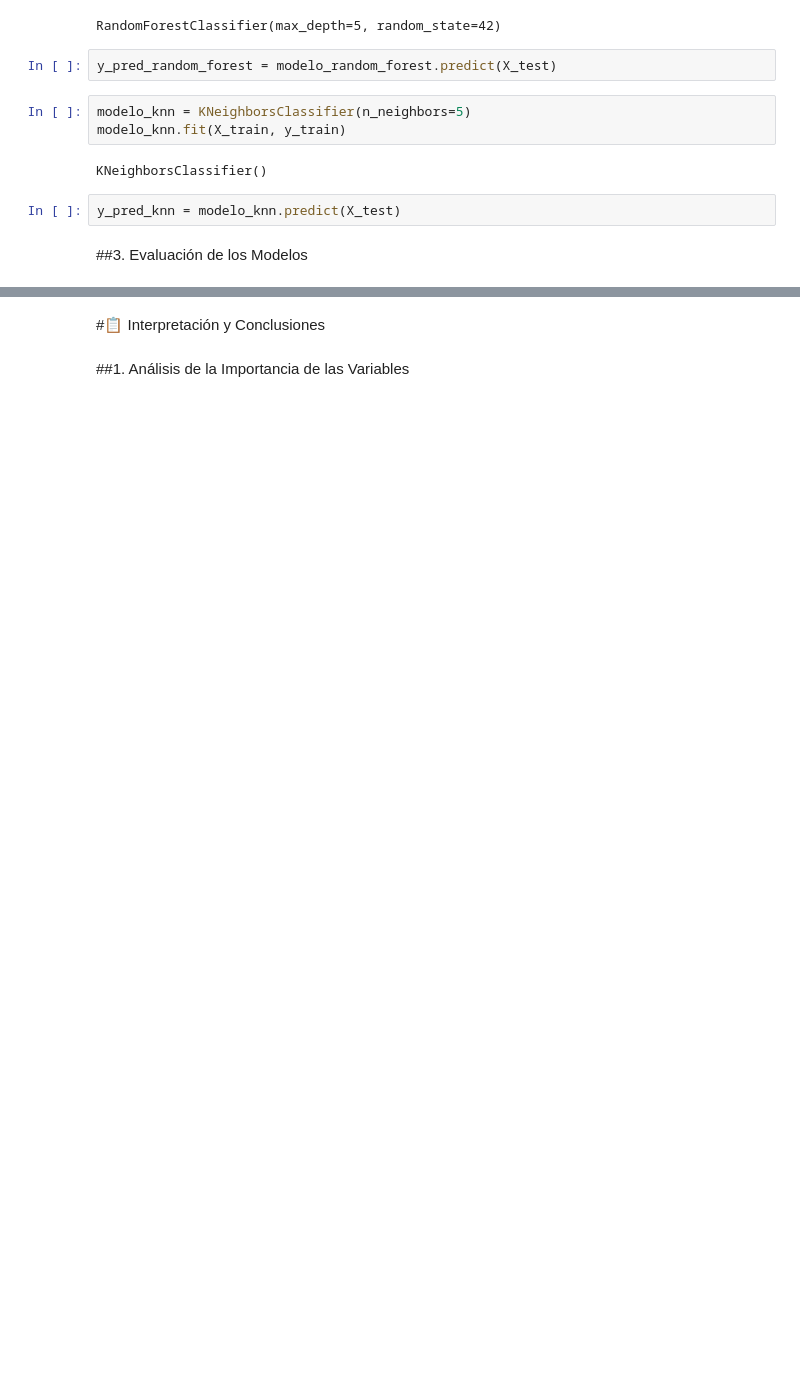
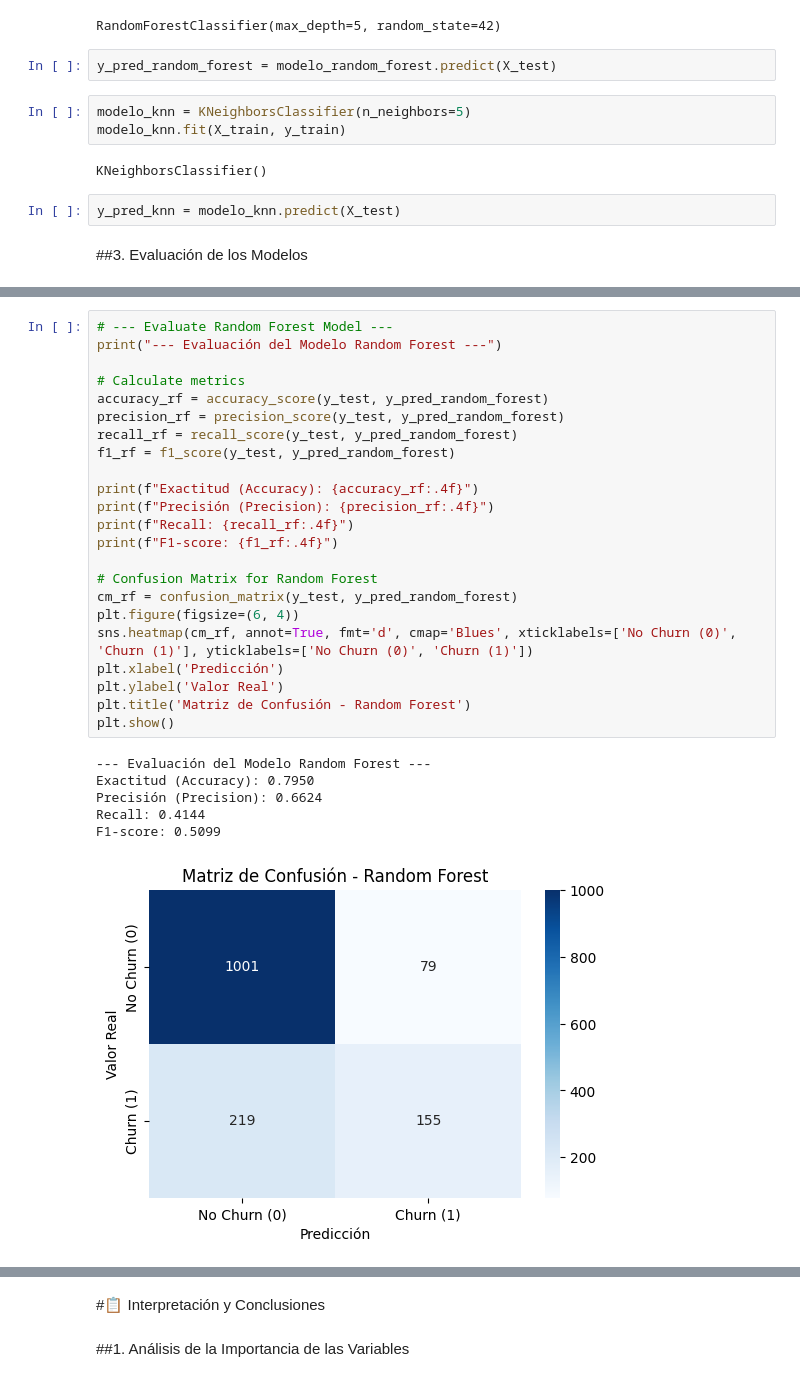
Before and after one commit to pablocelva/challenge-telecom-x-parte-2, a Jupyter notebook: TelecomX_LATAM_parte_2.ipynb, the cells around one changed output, grey strips where cells are left out. Saved outputs shown, nothing was run; the diff lists cells and outputs as text; blank space fills up the shorter version.

```diff
--- a/TelecomX_LATAM_parte_2.ipynb
+++ b/TelecomX_LATAM_parte_2.ipynb
@@ -403,0 +439,30 @@ y_pred_knn = modelo_knn.predict(X_test)
+# %%
+# --- Evaluate Random Forest Model ---
+print("--- Evaluación del Modelo Random Forest ---")
+
+# Calculate metrics
+accuracy_rf = accuracy_score(y_test, y_pred_random_forest)
+precision_rf = precision_score(y_test, y_pred_random_forest)
+recall_rf = recall_score(y_test, y_pred_random_forest)
+f1_rf = f1_score(y_test, y_pred_random_forest)
+
+print(f"Exactitud (Accuracy): {accuracy_rf:.4f}")
+print(f"Precisión (Precision): {precision_rf:.4f}")
+print(f"Recall: {recall_rf:.4f}")
+print(f"F1-score: {f1_rf:.4f}")
+
+# Confusion Matrix for Random Forest
+cm_rf = confusion_matrix(y_test, y_pred_random_forest)
+plt.figure(figsize=(6, 4))
+sns.heatmap(cm_rf, annot=True, fmt='d', cmap='Blues', xticklabels=['No Churn (0)', 'Churn (1)'], yticklabels=['No Churn (0)', 'Churn (1)'])
+plt.xlabel('Predicción')
+plt.ylabel('Valor Real')
+plt.title('Matriz de Confusión - Random Forest')
+plt.show()
+# %% [output]
+--- Evaluación del Modelo Random Forest ---
+Exactitud (Accuracy): 0.7950
+Precisión (Precision): 0.6624
+Recall: 0.4144
+F1-score: 0.5099
+[figure, added]
```
Also changed, not shown: parts of 7 cells of this notebook.
